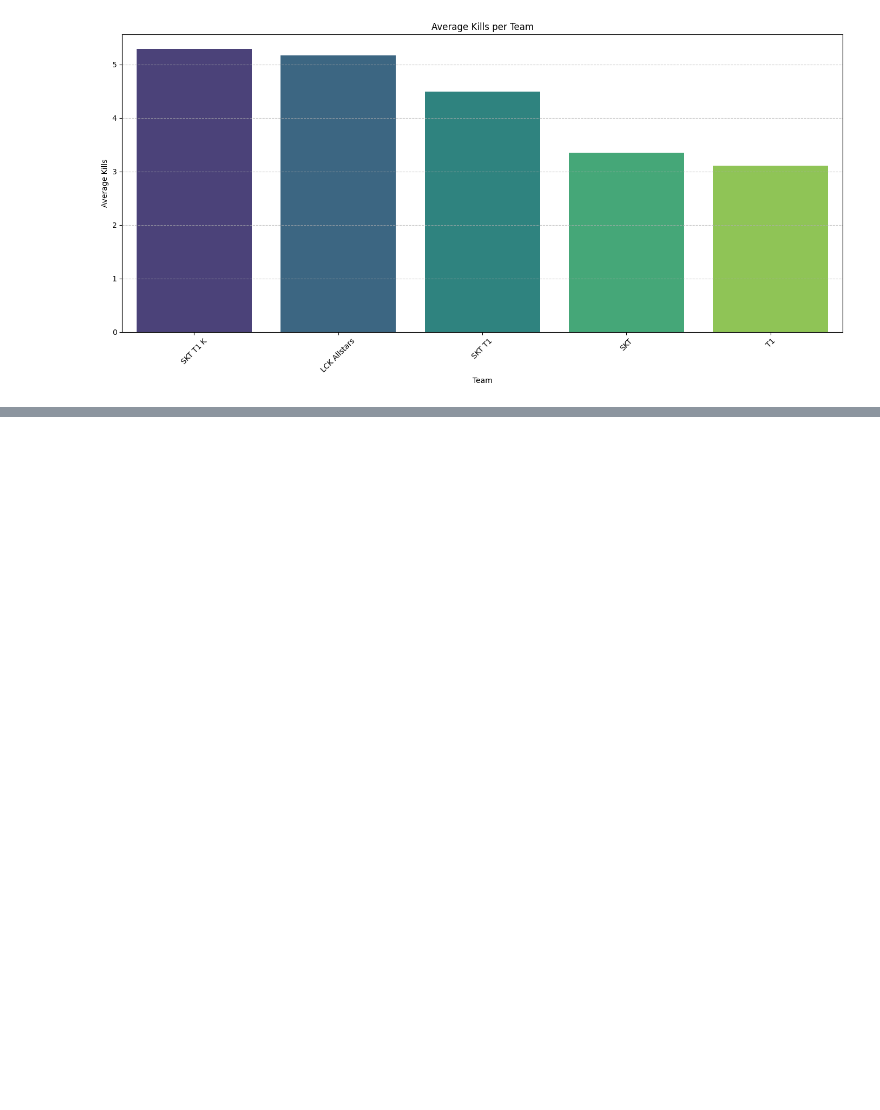
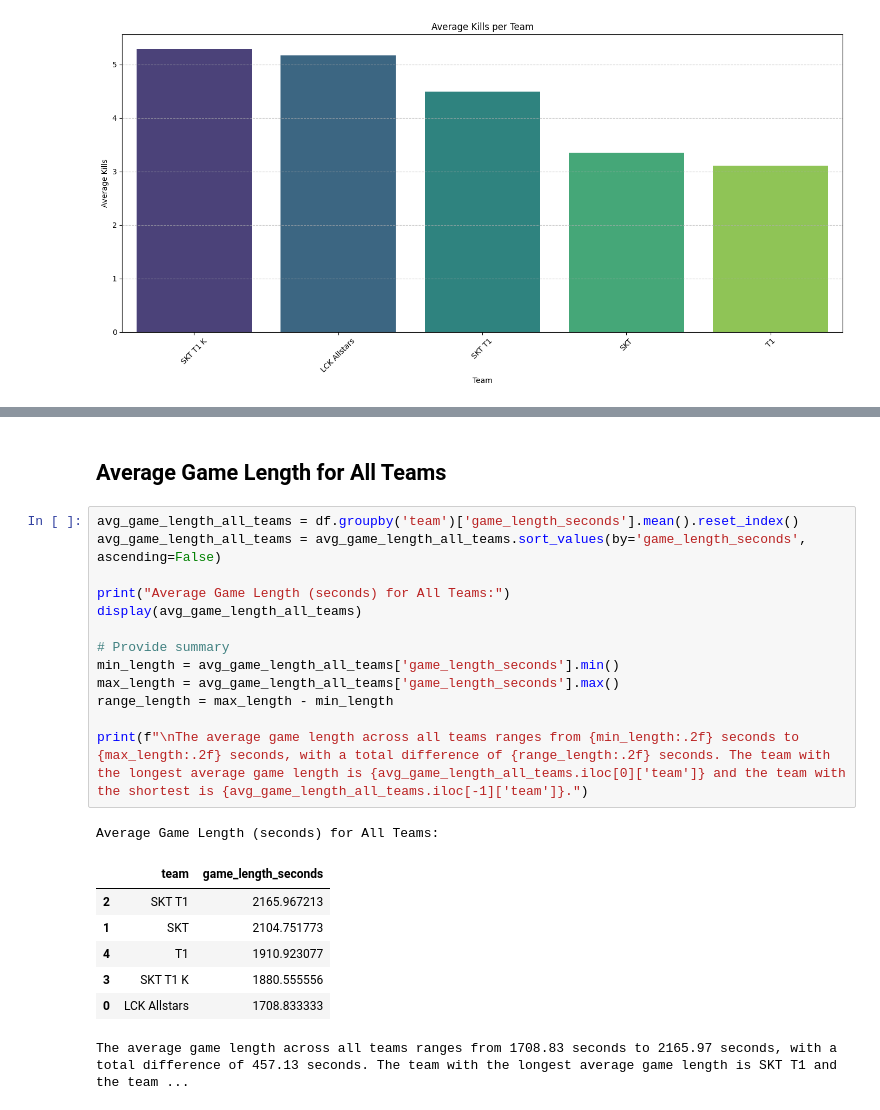
Before and after one commit to kxrrym03/Faker-LOL-Performance, a Jupyter notebook: Faker_LOL_Match_Statistics.ipynb, the cells around one changed output, grey strips where cells are left out. Cells and saved outputs as stored; diff of their text form; blank space fills up the shorter version.

```diff
--- a/Faker_LOL_Match_Statistics.ipynb
+++ b/Faker_LOL_Match_Statistics.ipynb
@@ -414,0 +465,24 @@ plt.show()
+# %% [markdown]
+## Average Game Length for All Teams
+# %%
+avg_game_length_all_teams = df.groupby('team')['game_length_seconds'].mean().reset_index()
+avg_game_length_all_teams = avg_game_length_all_teams.sort_values(by='game_length_seconds', ascending=False)
+
+print("Average Game Length (seconds) for All Teams:")
+display(avg_game_length_all_teams)
+
+# Provide summary
+min_length = avg_game_length_all_teams['game_length_seconds'].min()
+max_length = avg_game_length_all_teams['game_length_seconds'].max()
+range_length = max_length - min_length
+
+print(f"\nThe average game length across all teams ranges from {min_length:.2f} seconds to {max_length:.2f} seconds, with a total difference of {range_length:.2f} seconds. The team with the longest average game length is {avg_game_length_all_teams.iloc[0]['team']} and the team with the shortest is {avg_game_length_all_teams.iloc[-1]['team']}.")
+# %% [output]
+Average Game Length (seconds) for All Teams:
+|  | team | game_length_seconds |
+| 2 | SKT T1 | 2165.967213 |
+| 1 | SKT | 2104.751773 |
+| 4 | T1 | 1910.923077 |
+| 3 | SKT T1 K | 1880.555556 |
+| 0 | LCK Allstars | 1708.833333 |
+The average game length across all teams ranges from 1708.83 seconds to 2165.97 seconds, with a total difference of 457.13 seconds. The team with the longest average game length is SKT T1 and the team ...
```
Also changed, not shown: parts of 4 cells of this notebook.
